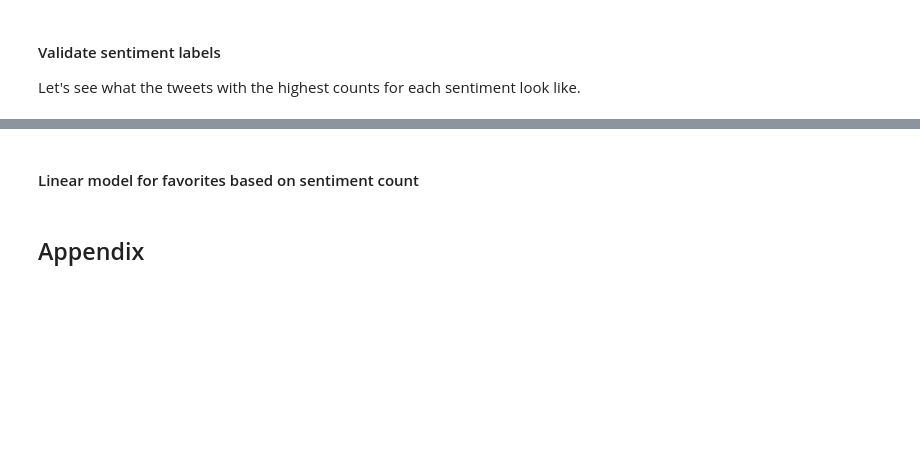
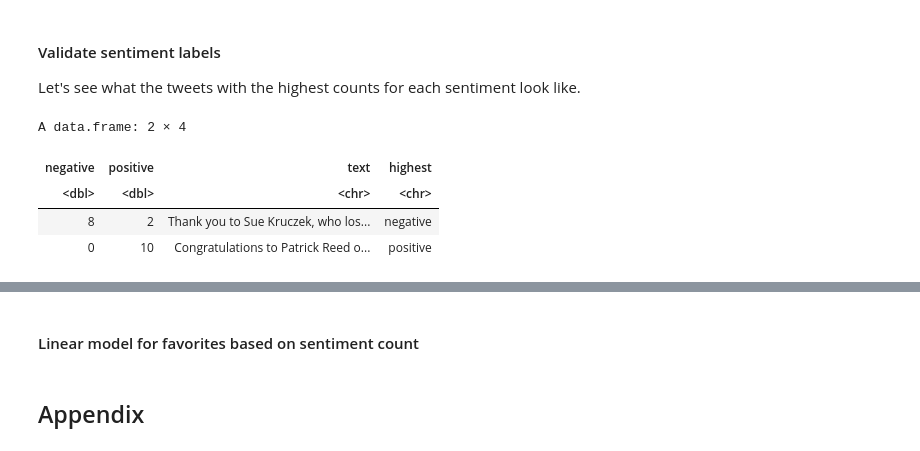
Before and after one commit to MindyChang/text-analysis-workshop, a Jupyter notebook: index.ipynb, the cells around one changed output, grey strips where cells are left out. Cells and saved outputs as stored; diff of their text form; code cells hidden in the pictures; blank space fills up the shorter version.

```diff
--- a/index.ipynb
+++ b/index.ipynb
@@ -384,22 +495,28 @@ head(trump_sentiment_full)
 Let's see what the tweets with the highest counts for each sentiment look like.
 # %%
 # for each sentiment, print a tweet with the highest count for that sentiment
-sentiments <- as.list(get_sentiments("nrc")
+sentiments <- as.list(get_sentiments(sentiment_dictionary)
                       %>% distinct(sentiment))
 
 high_sentiments <- trump_sentiment_full[FALSE,]
 
 high_sentiments$highest <- NULL
 for (s in sentiments[[1]])
 {
     tmp <- trump_sentiment_full %>%
             arrange(desc(get(s)))
     tmp$highest <- s
     high_sentiments <- high_sentiments %>%
         bind_rows(tmp[1,])
 }
 high_sentiments <- high_sentiments %>%
     select(-one_of('created_at', 'favorite_count'))
 high_sentiments
+# %% [output]
+A data.frame: 2 × 4
+| negative | positive | text | highest |
+| <dbl> | <dbl> | <chr> | <chr> |
+| 8 | 2 | Thank you to Sue Kruczek, who los... | negative |
+| 0 | 10 | Congratulations to Patrick Reed o... | positive |
 # %%
 # generate word clouds for the top 50 most negative and top 50 most positive tweets
```
Also changed, not shown: parts of 13 cells of this notebook.
